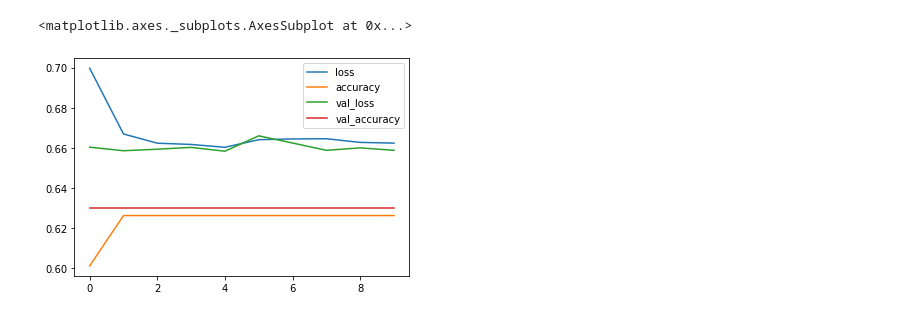
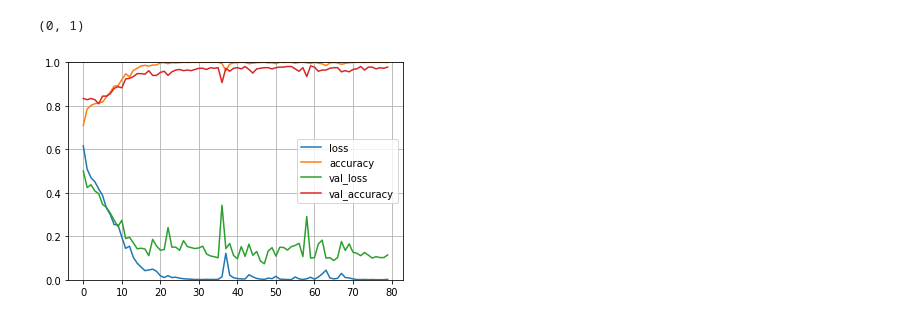
Before and after one commit to wuwenbo718/Master-Thesis, a Jupyter notebook: cnn_classifier.ipynb, the cells around one changed output. Saved outputs shown, nothing was run; the diff lists cells and outputs as text; code cells hidden in the pictures.

```diff
--- a/cnn_classifier.ipynb
+++ b/cnn_classifier.ipynb
@@ -115,21 +169,27 @@ from sklearn.preprocessing import OneHotEncoder
 # %%
-input_ = Input(shape=cwtmatr.shape[1:])
-max_pool = MaxPooling2D(2)(input_)
-conv1 = Conv2D(64,5,strides=(2,2),kernel_initializer=TruncatedNormal(),activation='relu',padding='same')(max_pool)
-max_pool1 = MaxPooling2D(2)(conv1)
-conv2 = Conv2D(128,5,strides=(2,2),kernel_initializer=TruncatedNormal(),activation='relu',padding='same')(max_pool1)
-max_pool2 = MaxPooling2D(2)(conv2)
-flatten = Flatten()(max_pool2)
-layer1 = Dense(256,activation = 'relu')(flatten)
-layer2 = Dense(128,activation = 'relu')(layer1)
-output = Dense(2,activation = 'softmax')(layer2)
-model = Model(inputs=[input_],outputs=[output])
+input_ = layers.Input(shape=cwtmatr.shape[1:])
+#max_pool = layers.MaxPooling2D(2)(input_)
+conv1 = layers.Conv2D(64,5,strides=(2,2),kernel_initializer=TruncatedNormal(),activation='relu',padding='same')(input_)
+max_pool1 = layers.MaxPooling2D(2)(conv1)
+conv2 = layers.Conv2D(128,5,strides=(2,2),kernel_initializer=TruncatedNormal(),activation='relu',padding='same')(max_pool1)
+max_pool2 = layers.MaxPooling2D(2)(conv2)
+flatten = layers.Flatten()(max_pool2)
+#layer1 = Dense(256,activation = 'relu')(flatten)
+dropout1 = layers.Dropout(0.2)(flatten)
+layer2 = layers.Dense(128,activation = 'relu')(dropout1)
+dropout2 = layers.Dropout(0.2)(layer2)
+output = layers.Dense(2,activation = 'softmax')(dropout2)
+model = keras.Model(inputs=[input_],outputs=[output])
 # %%
+ind = ((y==0) | (y==2))
 bce = CategoricalCrossentropy()
 model.compile(loss =bce ,optimizer='adam',metrics=['accuracy'])
 oh_ec = OneHotEncoder()
-label = oh_ec.fit_transform(y[ind,np.newaxis]).toarray()
+label = oh_ec.fit_transform(K.eval(y)[ind,tf.newaxis]).toarray()
+# %%
+early_stopping = callbacks.EarlyStopping(patience = 20,monitor = 'val_accuracy', restore_best_weights=True)
 # %%
-ind = ((y==0) | (y==2))
-history = model.fit(cwtmatr[ind],label,validation_split=0.2,epochs=10,batch_size=50)
+history = model.fit(cwtmatr[ind],label,validation_split=0.2,
+                    epochs=100,batch_size=50,
+                   callbacks=[early_stopping])
 # %% [output]
@@ -168,5 +240,7 @@ plot_model(model)
 # %%
 pd.DataFrame(history.history).plot()
+plt.grid(True)
+plt.gca().set_ylim(0,1)
 # %% [output]
-<matplotlib.axes._subplots.AxesSubplot at 0x...>
+(0, 1)
-[figure, old version]
+[figure, new version]
```
Also changed, not shown: parts of 26 cells of this notebook, 4 other files.
